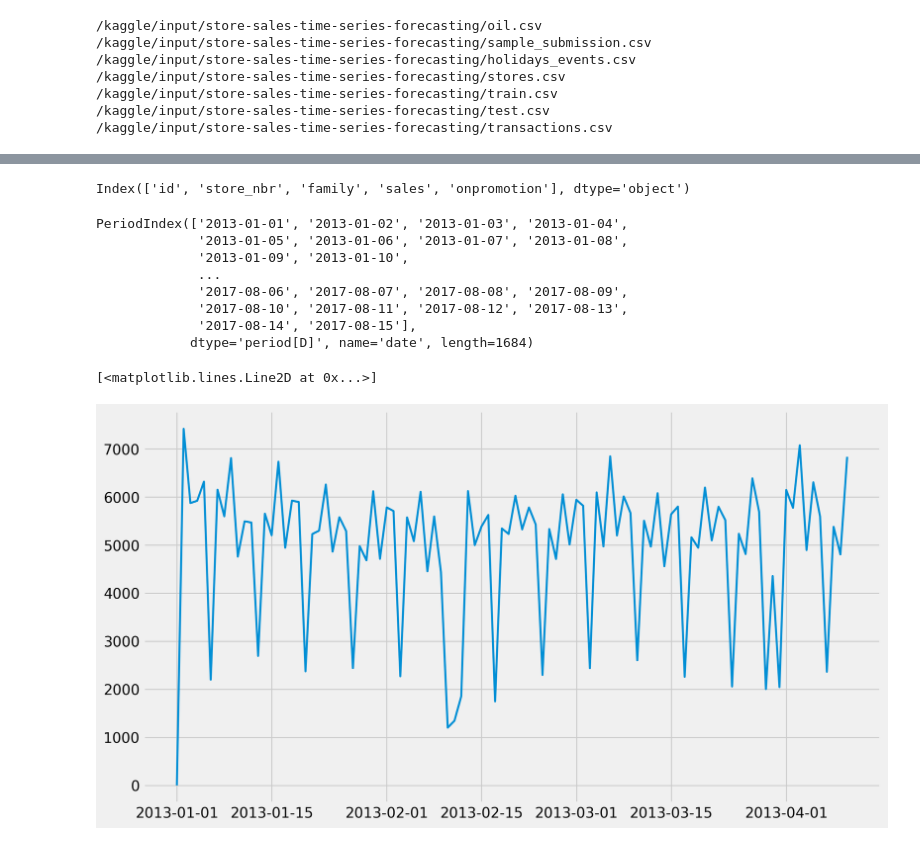
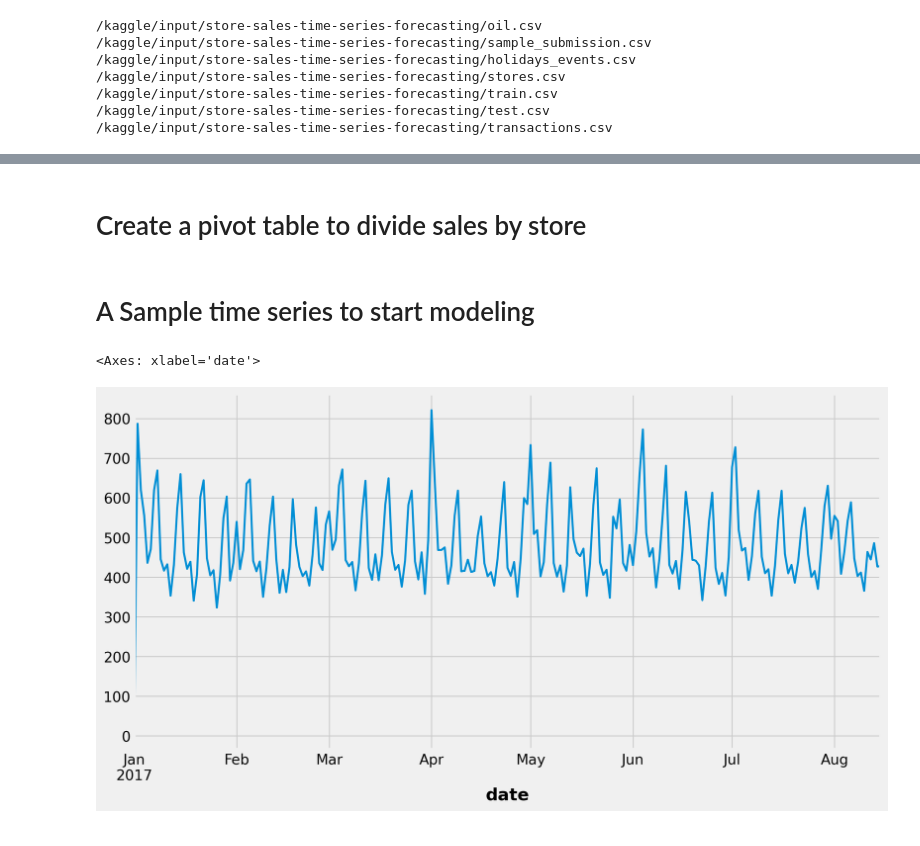
Before and after one commit to otalorajuand/kaggle, a Jupyter notebook: time_series.ipynb, the cells around one changed output, grey strips where cells are left out. Drawn from its saved outputs; the diff is of its cells as text; code cells hidden in the pictures.

```diff
--- a/time_series.ipynb
+++ b/time_series.ipynb
@@ -71,23 +95,12 @@ Test data dimensions: (28512, 5)
-# %%
-train_data.columns
-# %% [output]
-Index(['id', 'store_nbr', 'family', 'sales', 'onpromotion'], dtype='object')
+# %% [markdown]
+# Create a pivot table to divide sales by store
 # %%
-sales_per_store = pivot_table = pd.pivot_table(train_data, values='sales', index='date', columns=['store_nbr'],aggfunc="sum")
-sales_per_store.index.to_period("D")
+sales_per_store = pivot_table = pd.pivot_table(store_sales, values='sales', index='date', columns=['store_nbr'],aggfunc="sum", observed=False)
-# %% [output]
-PeriodIndex(['2013-01-01', '2013-01-02', '2013-01-03', '2013-01-04',
-             '2013-01-05', '2013-01-06', '2013-01-07', '2013-01-08',
-             '2013-01-09', '2013-01-10',
-             ...
-             '2017-08-06', '2017-08-07', '2017-08-08', '2017-08-09',
-             '2017-08-10', '2017-08-11', '2017-08-12', '2017-08-13',
-             '2017-08-14', '2017-08-15'],
-            dtype='period[D]', name='date', length=1684)
-# %%
-y = sales_per_store[1][:100]
-y.index.to_period("D")
-plt.plot(y.index.array, y)
-# %% [output]
-[<matplotlib.lines.Line2D at 0x...>]
-[figure, removed]
+# %% [markdown]
+# A Sample time series to start modeling
+# %%
+average_sales = average_sales.to_frame()
+average_sales['sales'].plot()
+# %% [output]
+<Axes: xlabel='date'>
+[figure, added]
```
Also changed, not shown: parts of 25 cells of this notebook.
